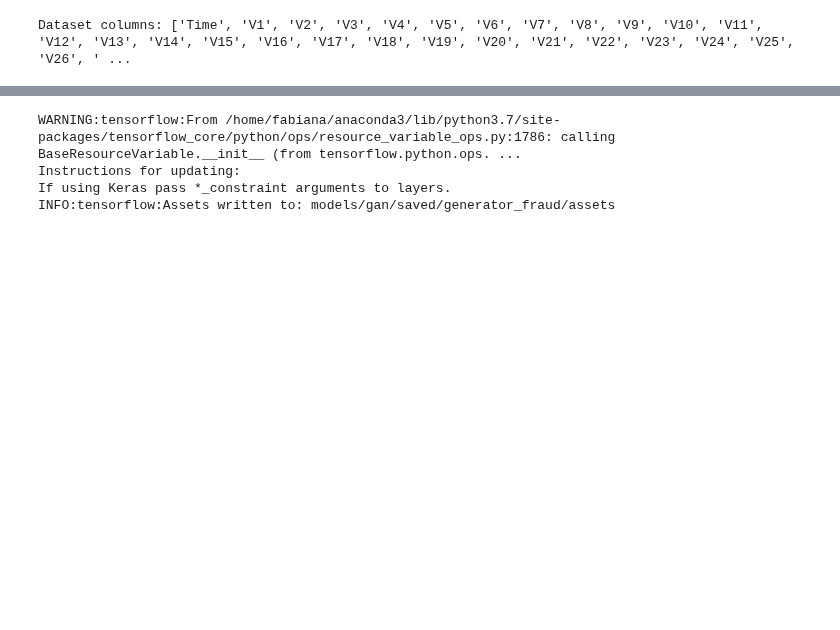
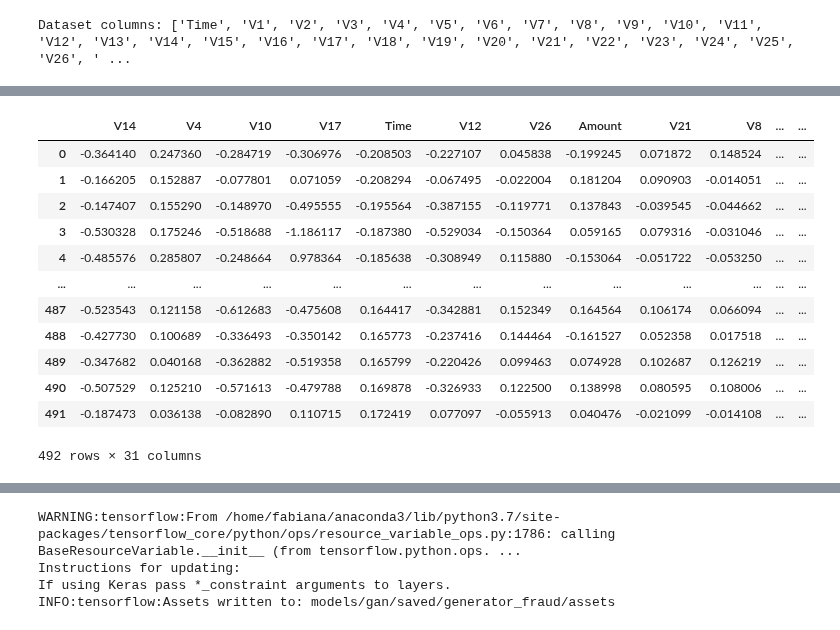
Before and after one commit to ydataai/ydata-synthetic, a Jupyter notebook: example.ipynb, the cells around one changed output, grey strips where cells are left out. Cells and saved outputs as stored; diff of their text form; code cells hidden in the pictures; blank space fills up the shorter version.

```diff
--- a/example.ipynb
+++ b/example.ipynb
@@ -77,6 +83,22 @@ train_no_label = train_sample[ data_cols ]
 
 gan_args = [batch_size, learning_rate, noise_dim, train_sample.shape[1], dim]
 train_args = ['', epochs, log_step]
+# %%
+train_sample
+# %% [output]
+|  | V14 | V4 | V10 | V17 | Time | V12 | V26 | Amount | V21 | V8 | ... | ... |
+| 0 | -0.364140 | 0.247360 | -0.284719 | -0.306976 | -0.208503 | -0.227107 | 0.045838 | -0.199245 | 0.071872 | 0.148524 | ... | ... |
+| 1 | -0.166205 | 0.152887 | -0.077801 | 0.071059 | -0.208294 | -0.067495 | -0.022004 | 0.181204 | 0.090903 | -0.014051 | ... | ... |
+| 2 | -0.147407 | 0.155290 | -0.148970 | -0.495555 | -0.195564 | -0.387155 | -0.119771 | 0.137843 | -0.039545 | -0.044662 | ... | ... |
+| 3 | -0.530328 | 0.175246 | -0.518688 | -1.186117 | -0.187380 | -0.529034 | -0.150364 | 0.059165 | 0.079316 | -0.031046 | ... | ... |
+| 4 | -0.485576 | 0.285807 | -0.248664 | 0.978364 | -0.185638 | -0.308949 | 0.115880 | -0.153064 | -0.051722 | -0.053250 | ... | ... |
+| ... | ... | ... | ... | ... | ... | ... | ... | ... | ... | ... | ... | ... |
+| 487 | -0.523543 | 0.121158 | -0.612683 | -0.475608 | 0.164417 | -0.342881 | 0.152349 | 0.164564 | 0.106174 | 0.066094 | ... | ... |
+| 488 | -0.427730 | 0.100689 | -0.336493 | -0.350142 | 0.165773 | -0.237416 | 0.144464 | -0.161527 | 0.052358 | 0.017518 | ... | ... |
+| 489 | -0.347682 | 0.040168 | -0.362882 | -0.519358 | 0.165799 | -0.220426 | 0.099463 | 0.074928 | 0.102687 | 0.126219 | ... | ... |
+| 490 | -0.507529 | 0.125210 | -0.571613 | -0.479788 | 0.169878 | -0.326933 | 0.122500 | 0.138998 | 0.080595 | 0.108006 | ... | ... |
+| 491 | -0.187473 | 0.036138 | -0.082890 | 0.110715 | 0.172419 | 0.077097 | -0.055913 | 0.040476 | -0.021099 | -0.014108 | ... | ... |
+492 rows × 31 columns
 # %%
 #Training the GAN model chosen: Vanilla GAN, CGAN, DCGAN, etc.
 synthesizer = model(gan_args)
```
Also changed, not shown: parts of 12 cells of this notebook, 1 other file.
